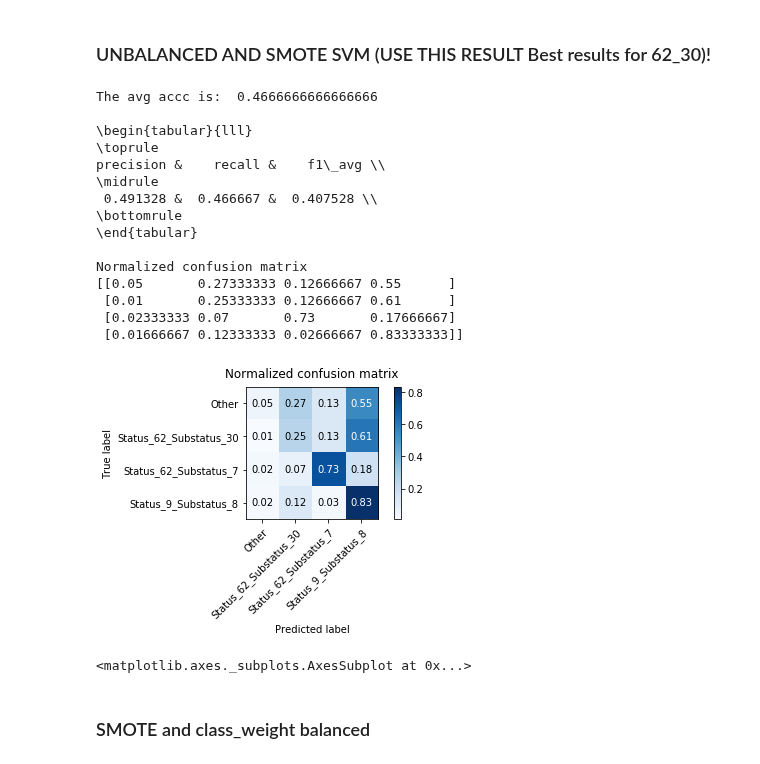
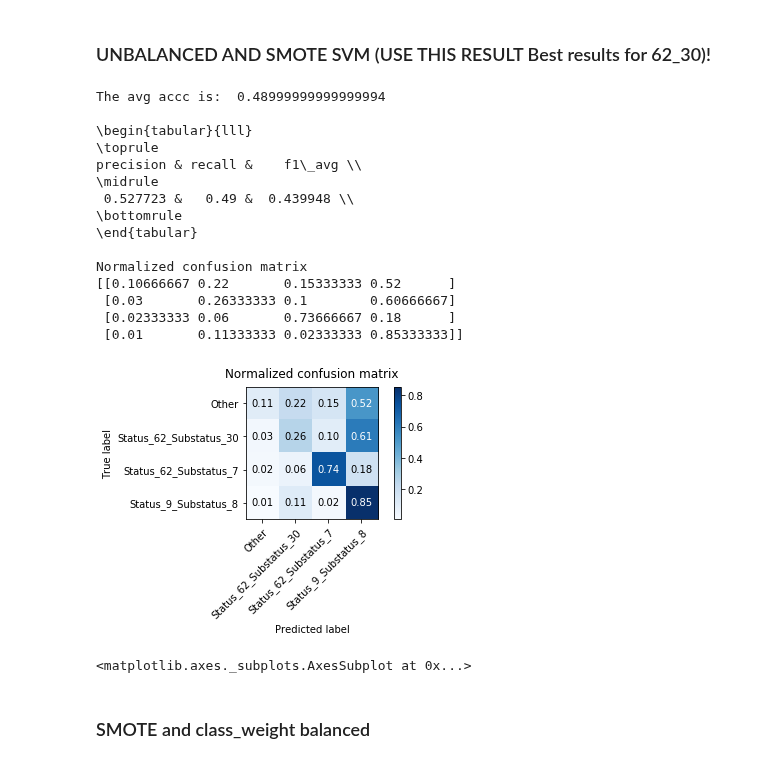
Before and after one commit to StianIsmar/project-thesis, a Jupyter notebook: TE/models/run_models_stian.ipynb, the cells around one changed output. Drawn from its saved outputs; the diff is of its cells as text; code cells hidden in the pictures.

Commit message:
run_models_stian done

```diff
--- a/TE/models/run_models_stian.ipynb
+++ b/TE/models/run_models_stian.ipynb
@@ -277,27 +294,27 @@ SyntaxError: invalid syntax (<ipython-input-34-fdc5c56ab50d>, line 4)
 ### UNBALANCED AND SMOTE SVM (USE THIS RESULT Best results for 62_30)!
 # %%
 svm_unbalanced_smote = SVC(kernel='poly', gamma='auto', random_state=12)
-df_svm_unbalanced_smote, y_true_svm_unbalanced_smote, y_pred_svm_unbalanced_smote = performance_measure.cross_validate_model(svm_unbalanced_smote,X_scaled_oversampled,y)
+df_svm_unbalanced_smote, y_true_svm_unbalanced_smote, y_pred_svm_unbalanced_smote = performance_measure.cross_validate_model(svm_unbalanced,X_scaled,y,smote=True)
 performance_measure.plot_confusion_matrix(y_true_svm_unbalanced_smote,y_pred_svm_unbalanced_smote,normalize=True)
 
 # svm3 = svm_method.get_svm_model(X_train_scaled_smote, X_test_scaled_smote, y_train_smote, y_test_smote)
 # %% [output]
-The avg accc is:  0.4666666666666666
+The avg accc is:  0.48999999999999994
 
 \begin{tabular}{lll}
 \toprule
-precision &    recall &    f1\_avg \\
+precision & recall &    f1\_avg \\
 \midrule
- 0.491328 &  0.466667 &  0.407528 \\
+ 0.527723 &   0.49 &  0.439948 \\
 \bottomrule
 \end{tabular}
 
 Normalized confusion matrix
-[[0.05       0.27333333 0.12666667 0.55      ]
- [0.01       0.25333333 0.12666667 0.61      ]
- [0.02333333 0.07       0.73       0.17666667]
- [0.01666667 0.12333333 0.02666667 0.83333333]]
+[[0.10666667 0.22       0.15333333 0.52      ]
+ [0.03       0.26333333 0.1        0.60666667]
+ [0.02333333 0.06       0.73666667 0.18      ]
+ [0.01       0.11333333 0.02333333 0.85333333]]
-[figure, old version]
+[figure, new version]
 <matplotlib.axes._subplots.AxesSubplot at 0x...>
 # %% [markdown]
 ### SMOTE and class_weight balanced
```
Also changed, not shown: parts of 25 cells of this notebook.
